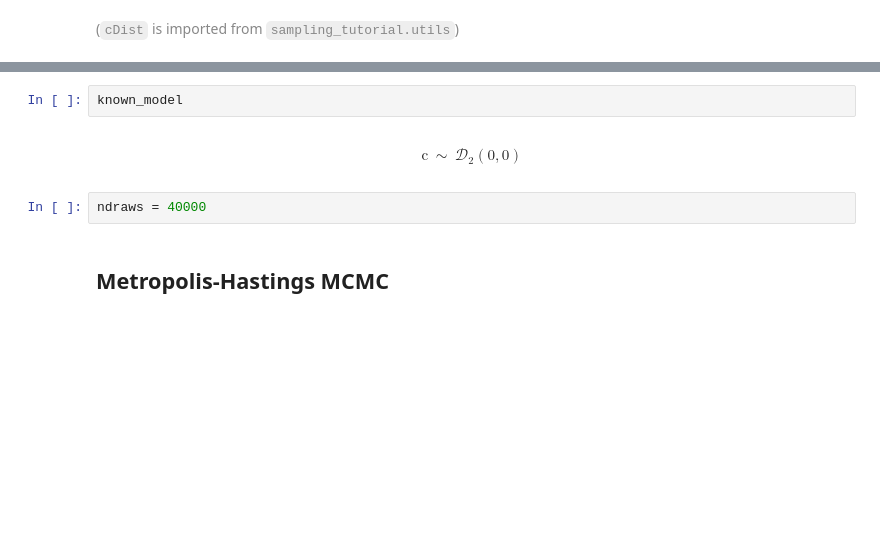
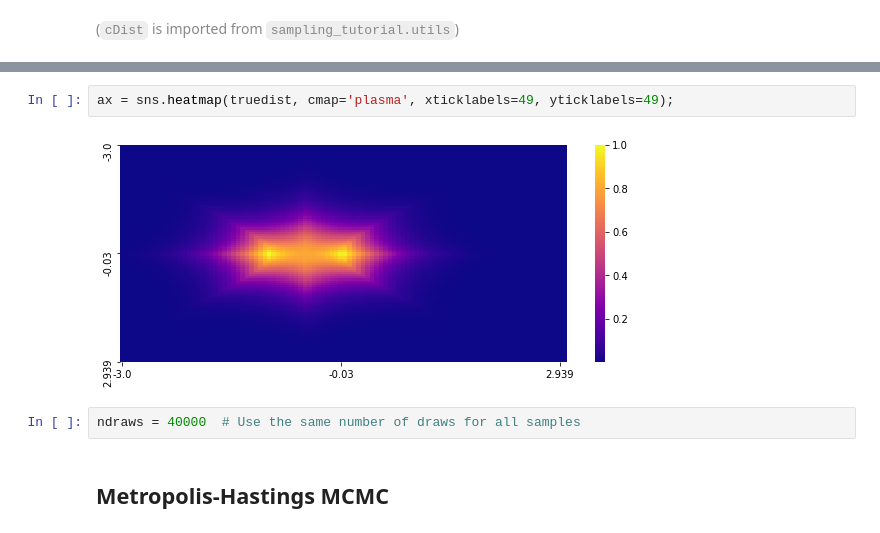
Before and after one commit to alcrene/sampling-tutorial, a Jupyter notebook: Introduction to sampling.ipynb, the cells around one changed output, grey strips where cells are left out. Cells and saved outputs as stored; diff of their text form; blank space fills up the shorter version.

```diff
--- a/Introduction to sampling.ipynb
+++ b/Introduction to sampling.ipynb
@@ -219,12 +206,8 @@ NameError: name 'XY' is not defined
-# %%
-known_model
-# %% [output]
-$$
-            \begin{array}{rcl}
-            \text{c} &\sim & \mathcal{D}_{2}(0,0)
-            \end{array}
-            $$
-# %%
-ndraws = 40000
+# %%
+ax = sns.heatmap(truedist, cmap='plasma', xticklabels=49, yticklabels=49);
+# %% [output]
+[figure, added]
+# %%
+ndraws = 40000  # Use the same number of draws for all samples
 # %% [markdown]
 ## Metropolis-Hastings MCMC
```
Also changed, not shown: parts of 61 cells of this notebook, 6 other files.
